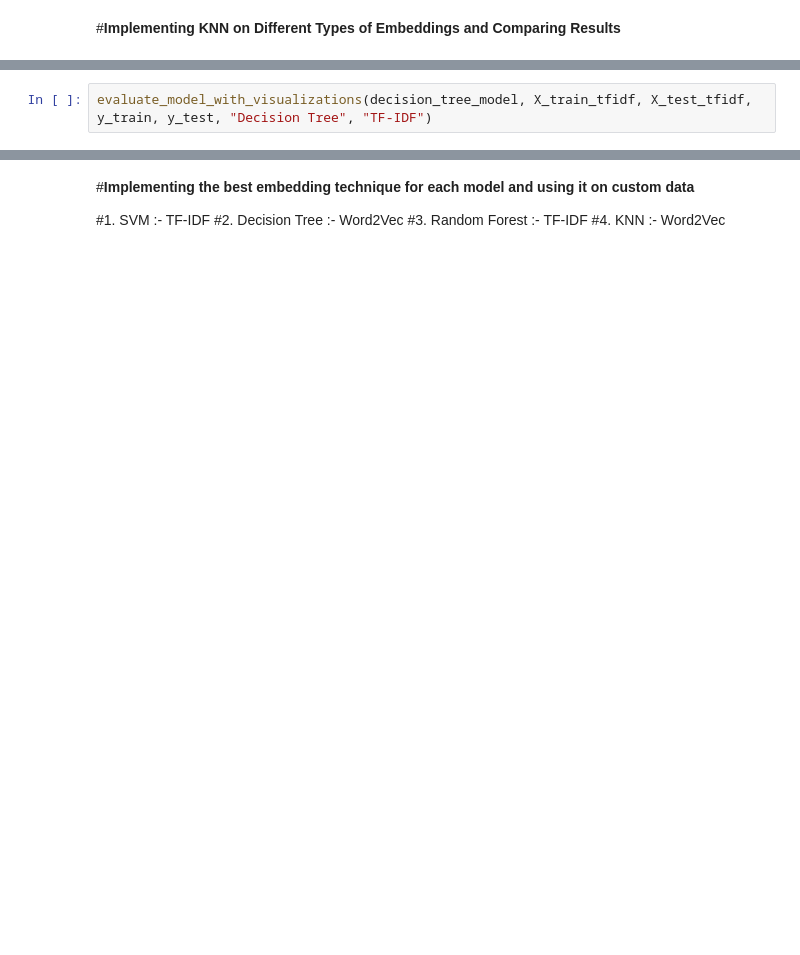
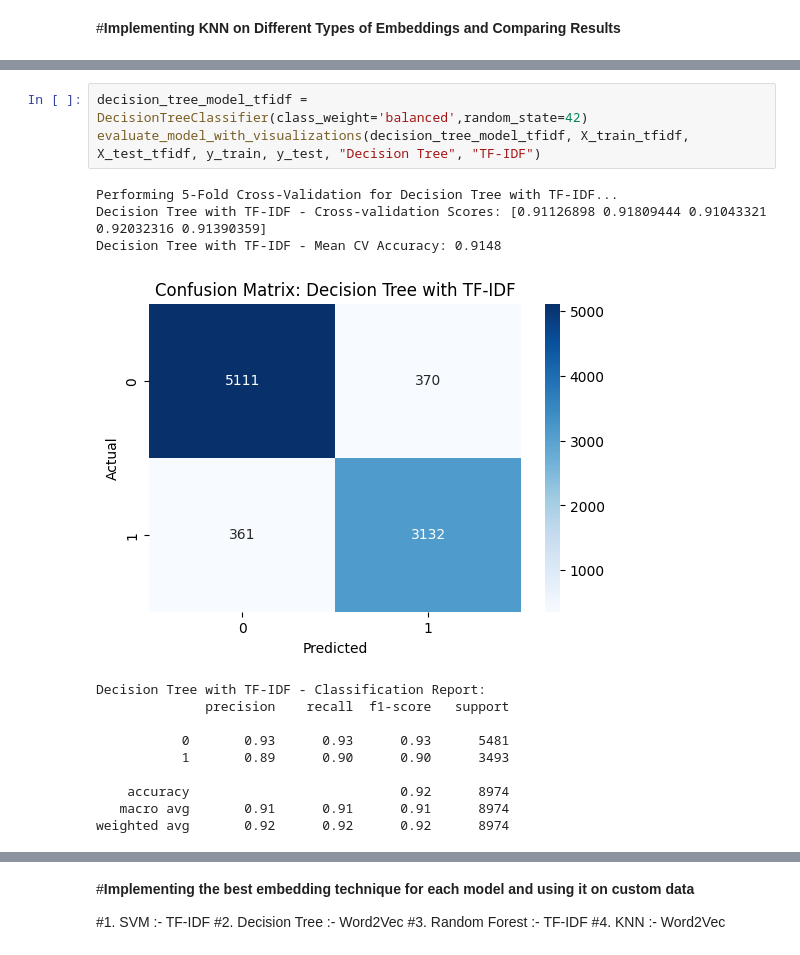
Before and after one commit to ChapelFob80930/AI-Generated-Text-Detector, a Jupyter notebook: AITextTest2.ipynb, the cells around one changed output, grey strips where cells are left out. Drawn from its saved outputs; the diff is of its cells as text; blank space fills up the shorter version.

```diff
--- a/AITextTest2.ipynb
+++ b/AITextTest2.ipynb
@@ -602,2 +590,17 @@ evaluate_model_with_visualizations(svm_model, X_train_tfidf, X_test_tfidf, y_tra
 # %%
-evaluate_model_with_visualizations(decision_tree_model, X_train_tfidf, X_test_tfidf, y_train, y_test, "Decision Tree", "TF-IDF")
+decision_tree_model_tfidf = DecisionTreeClassifier(class_weight='balanced',random_state=42)
+evaluate_model_with_visualizations(decision_tree_model_tfidf, X_train_tfidf, X_test_tfidf, y_train, y_test, "Decision Tree", "TF-IDF")
+# %% [output]
+Performing 5-Fold Cross-Validation for Decision Tree with TF-IDF...
+Decision Tree with TF-IDF - Cross-validation Scores: [0.91126898 0.91809444 0.91043321 0.92032316 0.91390359]
+Decision Tree with TF-IDF - Mean CV Accuracy: 0.9148
+[figure, added]
+Decision Tree with TF-IDF - Classification Report:
+              precision    recall  f1-score   support
+
+           0       0.93      0.93      0.93      5481
+           1       0.89      0.90      0.90      3493
+
+    accuracy                           0.92      8974
+   macro avg       0.91      0.91      0.91      8974
+weighted avg       0.92      0.92      0.92      8974
```
Also changed, not shown: parts of 27 cells of this notebook.
